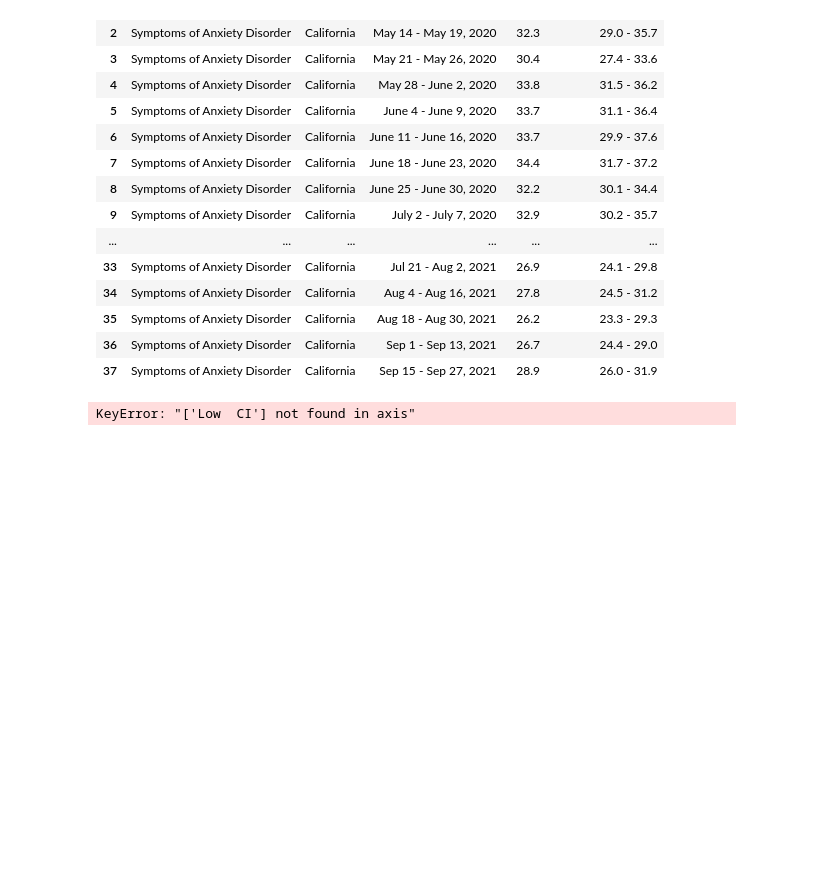
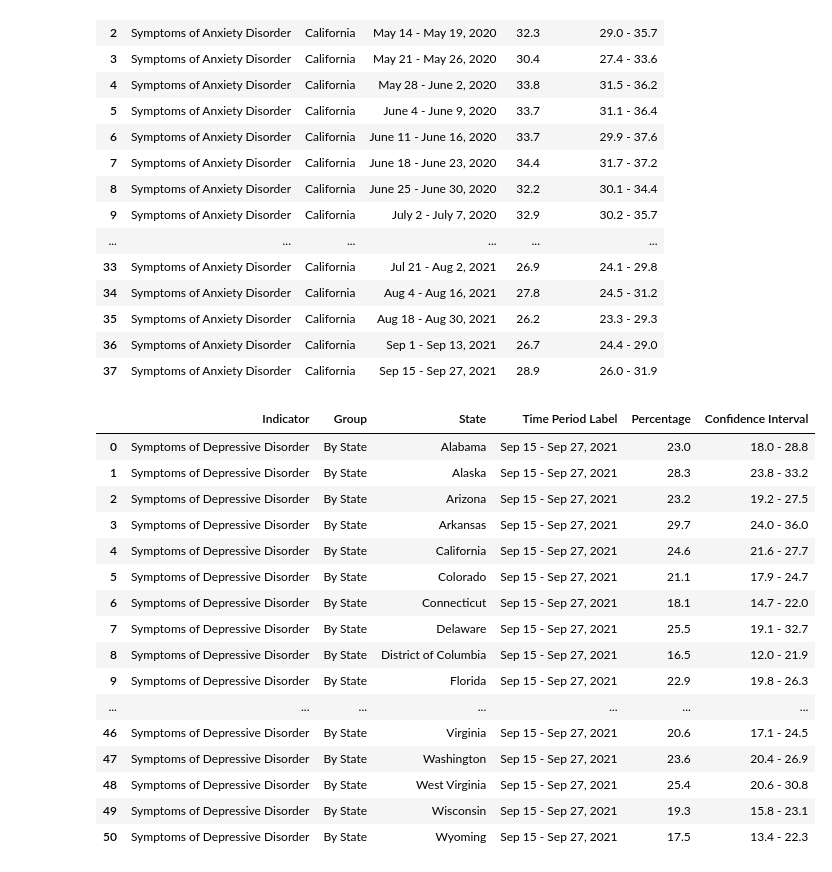
Before and after one commit to mvallido/project-group-29, a Jupyter notebook: notebooks/rajsomal_data.ipynb, the cells around one changed output. Cells and saved outputs as stored; diff of their text form; code cells hidden in the pictures; blank space fills up the shorter version.

Commit message:
imported function

```diff
--- a/notebooks/rajsomal_data.ipynb
+++ b/notebooks/rajsomal_data.ipynb
@@ -242,7 +242,22 @@ df
 | 37 | Symptoms of Anxiety Disorder | California | Sep 15 - Sep 27, 2021 | 28.9 | 26.0 - 31.9 |
 # %%
 import project_functions2
-df = project_functions2.load_and_process("../data/raw/Indicators_of_Anxiety_or_Depression_Based_on_Reported_Frequency_of_Symptoms_During_Last_7_Days.csv")
-df
+project_functions2.load_and_process("../data/raw/Indicators_of_Anxiety_or_Depression_Based_on_Reported_Frequency_of_Symptoms_During_Last_7_Days.csv")
 # %% [output]
-KeyError: "['Low  CI'] not found in axis"
+|  | Indicator | Group | State | Time Period Label | Percentage | Confidence Interval |
+| 0 | Symptoms of Depressive Disorder | By State | Alabama | Sep 15 - Sep 27, 2021 | 23.0 | 18.0 - 28.8 |
+| 1 | Symptoms of Depressive Disorder | By State | Alaska | Sep 15 - Sep 27, 2021 | 28.3 | 23.8 - 33.2 |
+| 2 | Symptoms of Depressive Disorder | By State | Arizona | Sep 15 - Sep 27, 2021 | 23.2 | 19.2 - 27.5 |
+| 3 | Symptoms of Depressive Disorder | By State | Arkansas | Sep 15 - Sep 27, 2021 | 29.7 | 24.0 - 36.0 |
+| 4 | Symptoms of Depressive Disorder | By State | California | Sep 15 - Sep 27, 2021 | 24.6 | 21.6 - 27.7 |
+| 5 | Symptoms of Depressive Disorder | By State | Colorado | Sep 15 - Sep 27, 2021 | 21.1 | 17.9 - 24.7 |
+| 6 | Symptoms of Depressive Disorder | By State | Connecticut | Sep 15 - Sep 27, 2021 | 18.1 | 14.7 - 22.0 |
+| 7 | Symptoms of Depressive Disorder | By State | Delaware | Sep 15 - Sep 27, 2021 | 25.5 | 19.1 - 32.7 |
+| 8 | Symptoms of Depressive Disorder | By State | District of Columbia | Sep 15 - Sep 27, 2021 | 16.5 | 12.0 - 21.9 |
+| 9 | Symptoms of Depressive Disorder | By State | Florida | Sep 15 - Sep 27, 2021 | 22.9 | 19.8 - 26.3 |
+| ... | ... | ... | ... | ... | ... | ... |
+| 46 | Symptoms of Depressive Disorder | By State | Virginia | Sep 15 - Sep 27, 2021 | 20.6 | 17.1 - 24.5 |
+| 47 | Symptoms of Depressive Disorder | By State | Washington | Sep 15 - Sep 27, 2021 | 23.6 | 20.4 - 26.9 |
+| 48 | Symptoms of Depressive Disorder | By State | West Virginia | Sep 15 - Sep 27, 2021 | 25.4 | 20.6 - 30.8 |
+| 49 | Symptoms of Depressive Disorder | By State | Wisconsin | Sep 15 - Sep 27, 2021 | 19.3 | 15.8 - 23.1 |
+| 50 | Symptoms of Depressive Disorder | By State | Wyoming | Sep 15 - Sep 27, 2021 | 17.5 | 13.4 - 22.3 |
```
Also changed, not shown: 1 other file.
